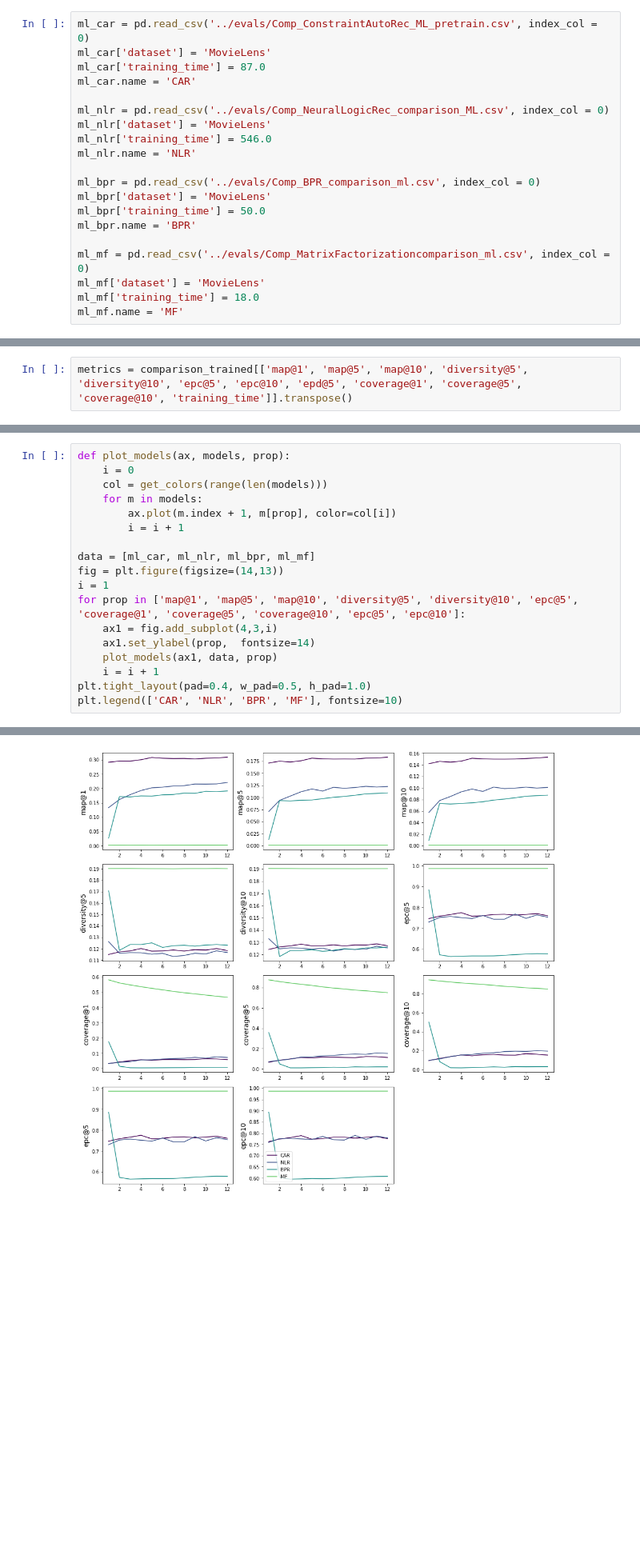
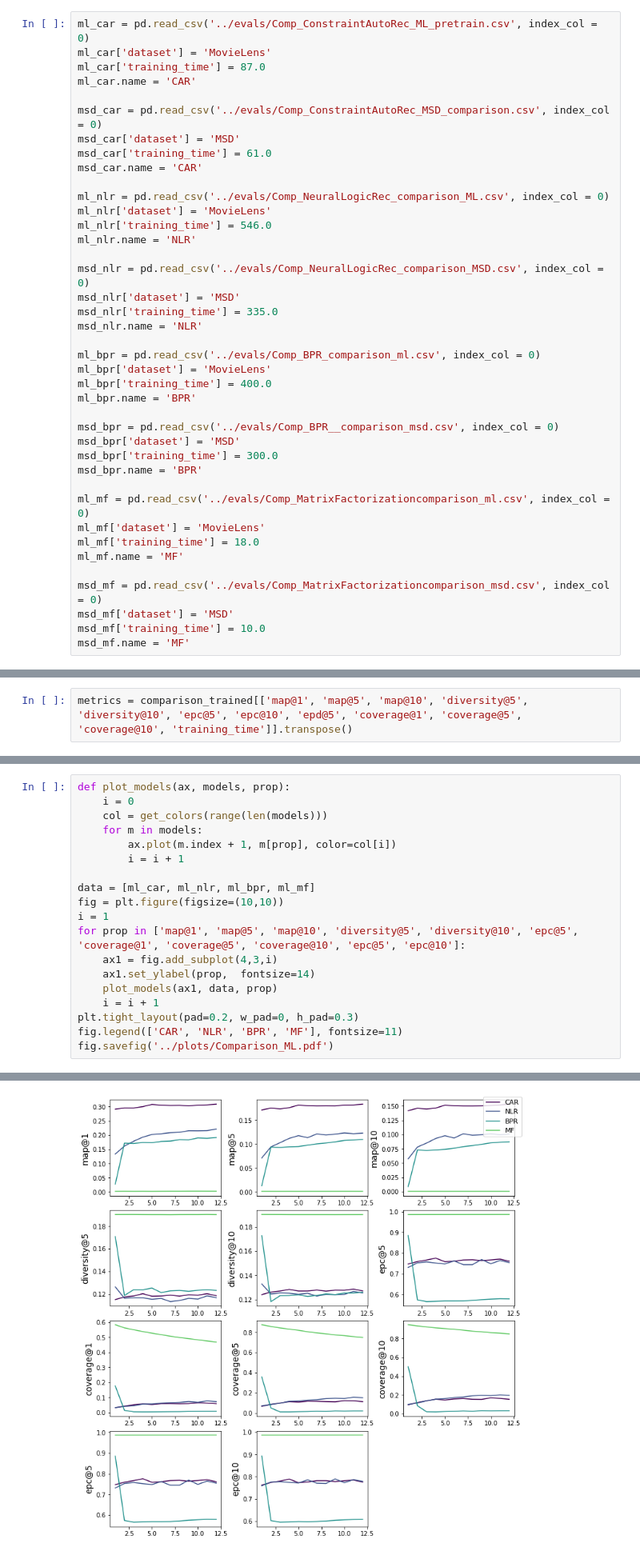
Before and after one commit to HennerM/rs-ml-with-constraints, a Jupyter notebook: ComparisionVisualization.ipynb, the cells around one changed output, grey strips where cells are left out. Shown at 80% size. Saved outputs shown, nothing was run; the diff lists cells and outputs as text; blank space fills up the shorter version.

```diff
--- a/ComparisionVisualization.ipynb
+++ b/ComparisionVisualization.ipynb
@@ -23,18 +23,38 @@ ml_car['dataset'] = 'MovieLens'
 ml_car['training_time'] = 87.0
 ml_car.name = 'CAR'
 
+msd_car = pd.read_csv('../evals/Comp_ConstraintAutoRec_MSD_comparison.csv', index_col = 0)
+msd_car['dataset'] = 'MSD'
+msd_car['training_time'] = 61.0
+msd_car.name = 'CAR'
+
 ml_nlr = pd.read_csv('../evals/Comp_NeuralLogicRec_comparison_ML.csv', index_col = 0)
 ml_nlr['dataset'] = 'MovieLens'
 ml_nlr['training_time'] = 546.0
 ml_nlr.name = 'NLR'
 
+msd_nlr = pd.read_csv('../evals/Comp_NeuralLogicRec_comparison_MSD.csv', index_col = 0)
+msd_nlr['dataset'] = 'MSD'
+msd_nlr['training_time'] = 335.0
+msd_nlr.name = 'NLR'
+
 ml_bpr = pd.read_csv('../evals/Comp_BPR_comparison_ml.csv', index_col = 0)
 ml_bpr['dataset'] = 'MovieLens'
-ml_bpr['training_time'] = 50.0
+ml_bpr['training_time'] = 400.0
 ml_bpr.name = 'BPR'
+
+msd_bpr = pd.read_csv('../evals/Comp_BPR__comparison_msd.csv', index_col = 0)
+msd_bpr['dataset'] = 'MSD'
+msd_bpr['training_time'] = 300.0
+msd_bpr.name = 'BPR'
 
 ml_mf = pd.read_csv('../evals/Comp_MatrixFactorizationcomparison_ml.csv', index_col = 0)
 ml_mf['dataset'] = 'MovieLens'
 ml_mf['training_time'] = 18.0
 ml_mf.name = 'MF'
+
+msd_mf = pd.read_csv('../evals/Comp_MatrixFactorizationcomparison_msd.csv', index_col = 0)
+msd_mf['dataset'] = 'MSD'
+msd_mf['training_time'] = 10.0
+msd_mf.name = 'MF'
 # %%
@@ -95,13 +150,14 @@ def plot_models(ax, models, prop):
         i = i + 1
 
 data = [ml_car, ml_nlr, ml_bpr, ml_mf]
-fig = plt.figure(figsize=(14,13))
+fig = plt.figure(figsize=(10,10))
 i = 1
 for prop in ['map@1', 'map@5', 'map@10', 'diversity@5', 'diversity@10', 'epc@5', 'coverage@1', 'coverage@5', 'coverage@10', 'epc@5', 'epc@10']:
     ax1 = fig.add_subplot(4,3,i)
     ax1.set_ylabel(prop,  fontsize=14)
     plot_models(ax1, data, prop)
     i = i + 1
-plt.tight_layout(pad=0.4, w_pad=0.5, h_pad=1.0)
-plt.legend(['CAR', 'NLR', 'BPR', 'MF'], fontsize=10)
+plt.tight_layout(pad=0.2, w_pad=0, h_pad=0.3)
+fig.legend(['CAR', 'NLR', 'BPR', 'MF'], fontsize=11)
+fig.savefig('../plots/Comparison_ML.pdf')
 # %% [output]
@@ -109 +164 @@ plt.legend(['CAR', 'NLR', 'BPR', 'MF'], fontsize=10)
-[figure, old version]
+[figure, new version]
```
Also changed, not shown: parts of 5 cells of this notebook, 1 other file.
